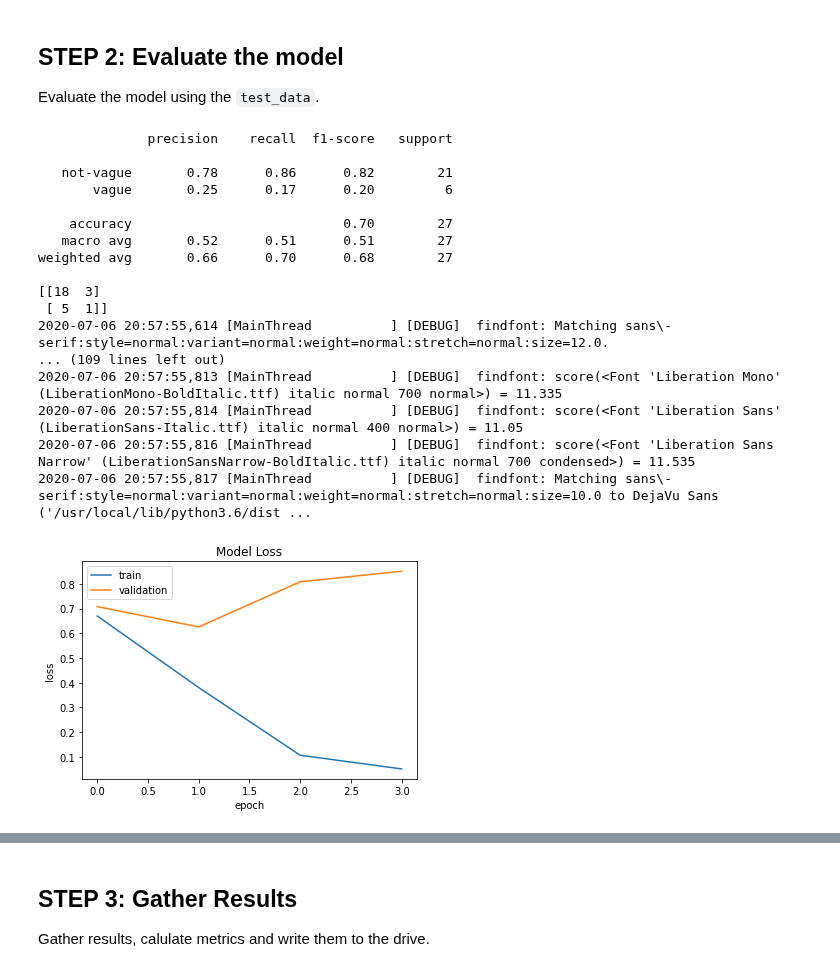
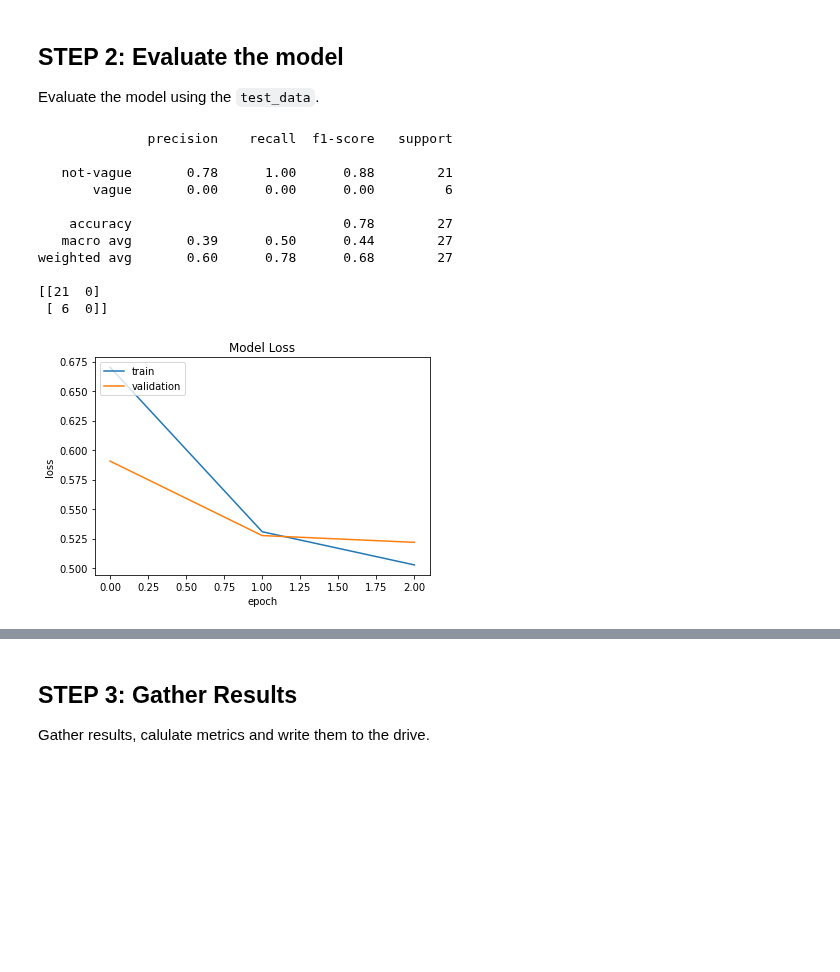
Before and after one commit to HaaLeo/vague-requirements-scripts, a Jupyter notebook: colab-notebooks/BERT.ipynb, the cells around one changed output, grey strips where cells are left out. Saved outputs shown, nothing was run; the diff lists cells and outputs as text; code cells hidden in the pictures; blank space fills up the shorter version.

Commit message:
Added more details to the results

```diff
--- a/colab-notebooks/BERT.ipynb
+++ b/colab-notebooks/BERT.ipynb
@@ -26,6 +40,9 @@ import logging
 import sys
 
 logging.basicConfig(
-    format='%(asctime)s [%(threadName)-20.20s] [%(levelname)-5.5s]  %(message)s',
+    format='%(asctime)s [%(name)-20.20s] [%(levelname)-5.5s]  %(message)s',
     stream=sys.stdout,
-    level=logging.DEBUG)
+    level=logging.INFO)
+
+LOGGER = logging.getLogger(__name__)
+LOGGER.info('Hello from colab notebook')
@@ -38,8 +57,11 @@ DATA_FILE_NAMES = [f'corpus-batch-{i}-mturk.csv' for i in range(5)]
 
 RANDOM_STATE = 1 # for seeding
 
-LEARNING_RATE = 5e-5
-EPOCHS = 4
+UPSAMPLING_STRATEGY = 'resample_with_replacement' # resample_with_replacement or SMOTE
+TRAIN_VAL_TEST_PROPORTION = [0.8, 0.1, 0.1] # [TestProportion, ValProportion, TestProportion]
+
+LEARNING_RATE = 1e-5
+EPOCHS = 2
 MODEL_NAME = 'distilbert-base-uncased'
 MAX_LEN = 512
 BATCH_SIZE = 6
@@ -49,3 +71,4 @@ NGRAM_RANGE = 1
 CLASS_NAMES = ['not-vague', 'vague'] # 0=not-vague 1=vague
 
 PREPROCESS_MODE = 'distilbert'
+LOGGER.info('Set parameter successfully')
@@ -81,8 +106,8 @@ def read_drive_data(files_list: list, separator: str) -> pd.DataFrame:
     Returns:
         pd.DataFrame: The dataframe containing the majority label.
     """
-    df = read_csv_files(files_list, separator)
-    confusion_matrix = build_confusion_matrix(df, drop_ties=True)
+    frame = read_csv_files(files_list, separator)
+    confusion_matrix = build_confusion_matrix(frame, drop_ties=True)
     return calc_majority_label(confusion_matrix)
 
 # Read all data
@@ -91,4 +116,7 @@ df = read_drive_data(
     ','
   )
 df.head()
+df_vague_count = int(df[df.majority_label == 1].majority_label.value_counts())
+df_not_vague_count = int(df[df.majority_label == 0].majority_label.value_counts())
+LOGGER.info(f'Data frame consists of {df_vague_count} vague data points and {df_not_vague_count} not vague data points.')
 # %% [output]
@@ -257,20 +310,14 @@ We will use [DistilBERT](https://arxiv.org/abs/1910.01108).
 # %%
 from datetime import datetime
 from pytz import timezone
-
-# Create the transformer
-t = txt.Transformer(MODEL_NAME, maxlen=MAX_LEN, class_names=CLASS_NAMES)
-t.preprocess_train_called = True # Simulate call to preprocess_train()
-
-# Get the model and learner
-model = t.get_classifier()
-learner = ktrain.get_learner(model, train_data=train_data, val_data=val_data, batch_size=BATCH_SIZE)
 
 # For every triggered fitting run create a new directory where the results will be saved
 now = datetime.now(timezone('Europe/Berlin'))
 result_dir = f'/content/drive/My Drive/runs/{now.strftime("%Y-%m-%d/%H-%M-%S")}'
 
 # Fit the model
-learner.fit_onecycle(LEARNING_RATE, EPOCHS)
+learning_history = learner.fit_onecycle(LEARNING_RATE, EPOCHS).history
 learner.plot('loss')
+
+LOGGER.info('Successfully trained model.')
 # %% [output]
@@ -295,25 +335,22 @@ Epoch 4/4
 ## STEP 2: Evaluate the model
 Evaluate the model using the `test_data`.
 # %%
+train_result = learner.validate(class_names=t.get_classes(), val_data=train_data, print_report=False)
+val_result = learner.validate(class_names=t.get_classes(), val_data=val_data, print_report=False)
 test_result = learner.validate(class_names=t.get_classes(), val_data=test_data)
 print(test_result)
 learner.plot('loss')
+LOGGER.info('Successfully validated test set.')
 # %% [output]
               precision    recall  f1-score   support
 
-   not-vague       0.78      0.86      0.82        21
-       vague       0.25      0.17      0.20         6
+   not-vague       0.78      1.00      0.88        21
+       vague       0.00      0.00      0.00         6
 
-    accuracy                           0.70        27
-   macro avg       0.52      0.51      0.51        27
-weighted avg       0.66      0.70      0.68        27
+    accuracy                           0.78        27
+   macro avg       0.39      0.50      0.44        27
+weighted avg       0.60      0.78      0.68        27
 
-[[18  3]
- [ 5  1]]
-2020-07-06 20:57:55,614 [MainThread          ] [DEBUG]  findfont: Matching sans\-serif:style=normal:variant=normal:weight=normal:stretch=normal:size=12.0.
-... (109 lines left out)
-2020-07-06 20:57:55,813 [MainThread          ] [DEBUG]  findfont: score(<Font 'Liberation Mono' (LiberationMono-BoldItalic.ttf) italic normal 700 normal>) = 11.335
-2020-07-06 20:57:55,814 [MainThread          ] [DEBUG]  findfont: score(<Font 'Liberation Sans' (LiberationSans-Italic.ttf) italic normal 400 normal>) = 11.05
-2020-07-06 20:57:55,816 [MainThread          ] [DEBUG]  findfont: score(<Font 'Liberation Sans Narrow' (LiberationSansNarrow-BoldItalic.ttf) italic normal 700 condensed>) = 11.535
-2020-07-06 20:57:55,817 [MainThread          ] [DEBUG]  findfont: Matching sans\-serif:style=normal:variant=normal:weight=normal:stretch=normal:size=10.0 to DejaVu Sans ('/usr/local/lib/python3.6/dist ...
+[[21  0]
+ [ 6  0]]
-[figure, old version]
+[figure, new version]
```
Also changed, not shown: parts of 13 cells of this notebook.
